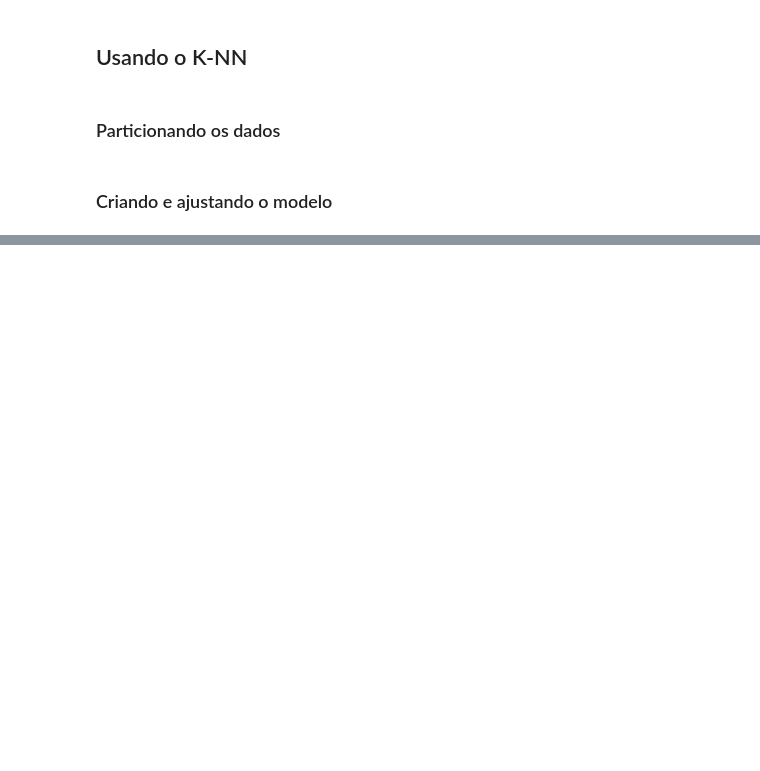
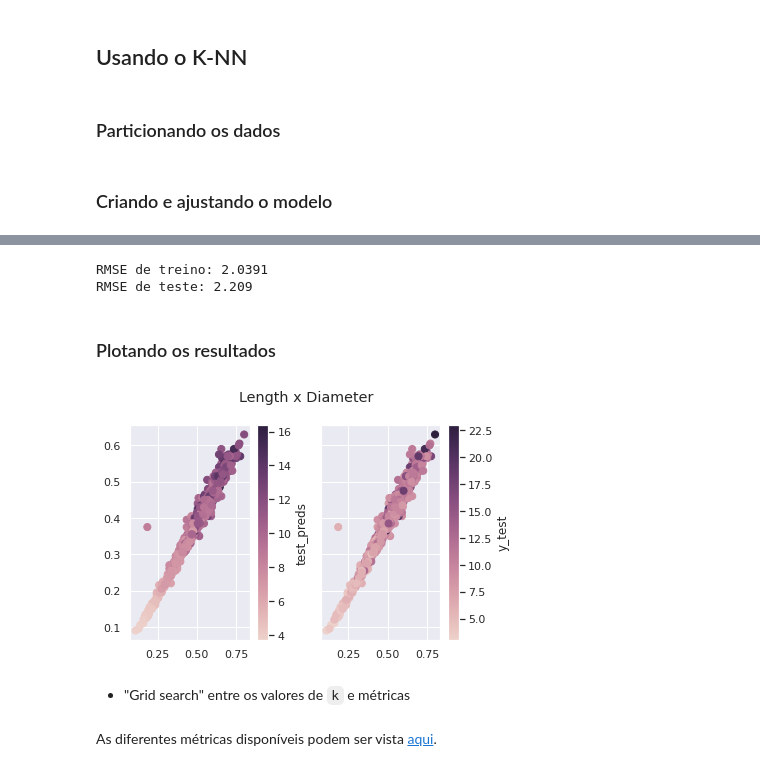
Before and after one commit to gus-phys/AI2-resources, a Jupyter notebook: 08-classificacao/aulas-praticas/aula9/knn-optimization/abalone_classification.ipynb, the cells around one changed output, grey strips where cells are left out. Cells and saved outputs as stored; diff of their text form; code cells hidden in the pictures; blank space fills up the shorter version.

```diff
--- a/08-classificacao/aulas-praticas/aula9/knn-optimization/abalone_classification.ipynb
+++ b/08-classificacao/aulas-praticas/aula9/knn-optimization/abalone_classification.ipynb
@@ -135,0 +218,10 @@ KNeighborsRegressor(n_neighbors=15)
+# %%
+knn_model = KNeighborsRegressor()
+# %%
+param_grid = {
+    'n_neighbors': list(range(1,50))
+}
+grid = GridSearchCV(knn_model, param_grid)
+
+%time grid.fit(X_train, y_train)
+print(grid.best_params_)
@@ -135,0 +232,39 @@ KNeighborsRegressor(n_neighbors=15)
+# %%
+knn_model = grid.best_estimator_
+
+test_preds = knn_model.predict(X_test)
+train_preds = knn_model.predict(X_train)
+
+mse_train = mean_squared_error(y_train, train_preds)
+rmse_train = sqrt(mse_train)
+mse_test = mean_squared_error(y_test, test_preds)
+rmse_test = sqrt(mse_test)
+
+print('RMSE de treino: {}'.format(round(rmse_train, 4)))
+print('RMSE de teste: {}'.format(round(rmse_test, 4)))
+# %% [output]
+RMSE de treino: 2.0391
+RMSE de teste: 2.209
+# %% [markdown]
+### Plotando os resultados
+# %%
+cmap = sns.cubehelix_palette(as_cmap=True)
+f, ax = plt.subplots(1, 2, sharey=True)
+
+points = ax[0].scatter(X_test[:, 0], X_test[:, 1], c=test_preds, s=50, cmap=cmap)
+cbar = f.colorbar(points, ax=ax[0])
+cbar.set_label('test_preds')
+
+points = ax[1].scatter(X_test[:, 0], X_test[:, 1], c=y_test, s=50, cmap=cmap)
+cbar = f.colorbar(points, ax=ax[1])
+cbar.set_label('y_test')
+
+f.suptitle('Length x Diameter')
+plt.tight_layout()
+plt.show()
+# %% [output]
+[figure, added]
+# %% [markdown]
+* "Grid search" entre os valores de `k` e métricas
+# %% [markdown]
+As diferentes métricas disponíveis podem ser vista [aqui](https://scikit-learn.org/stable/modules/generated/sklearn.neighbors.DistanceMetric.html).
```
Also changed, not shown: parts of 28 cells of this notebook.
